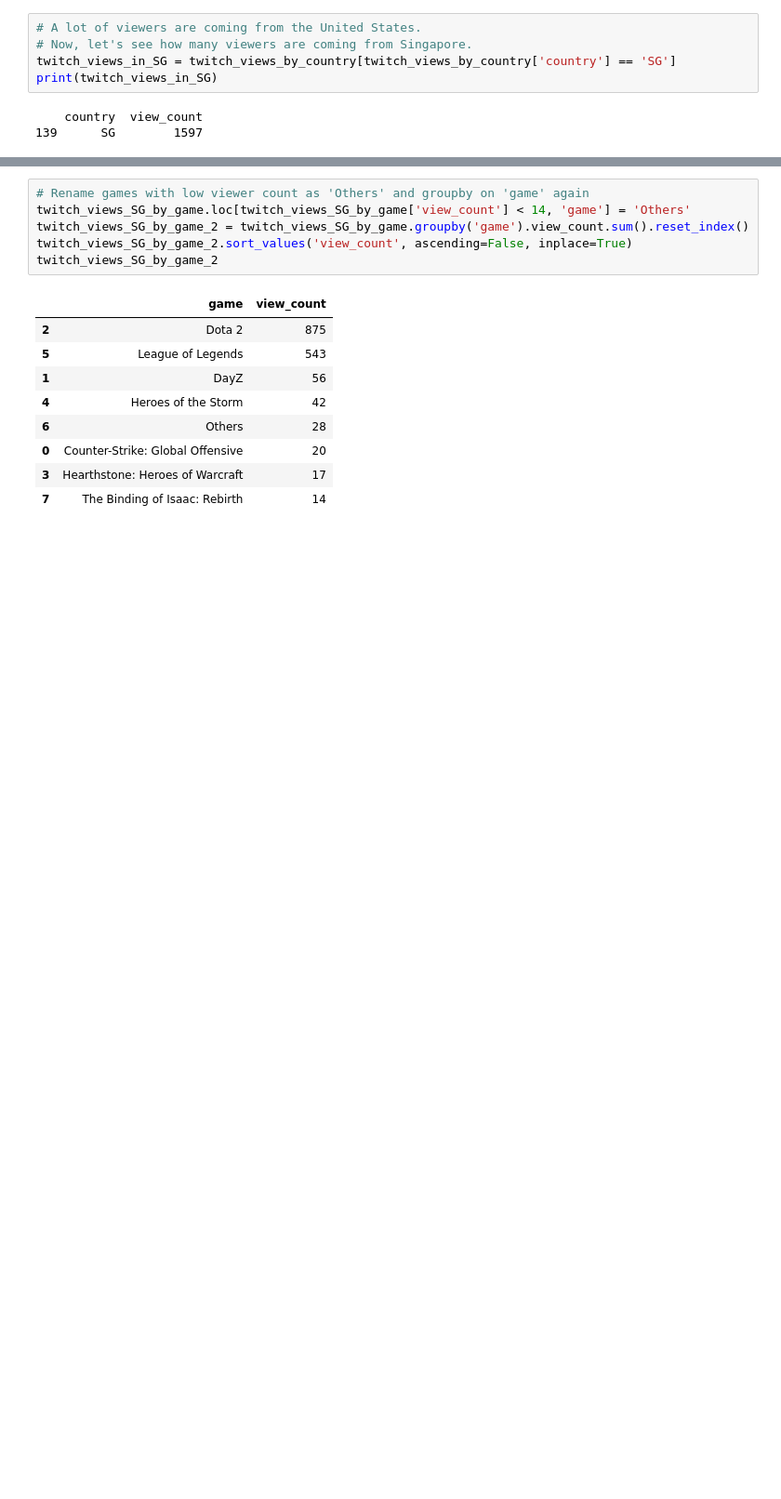
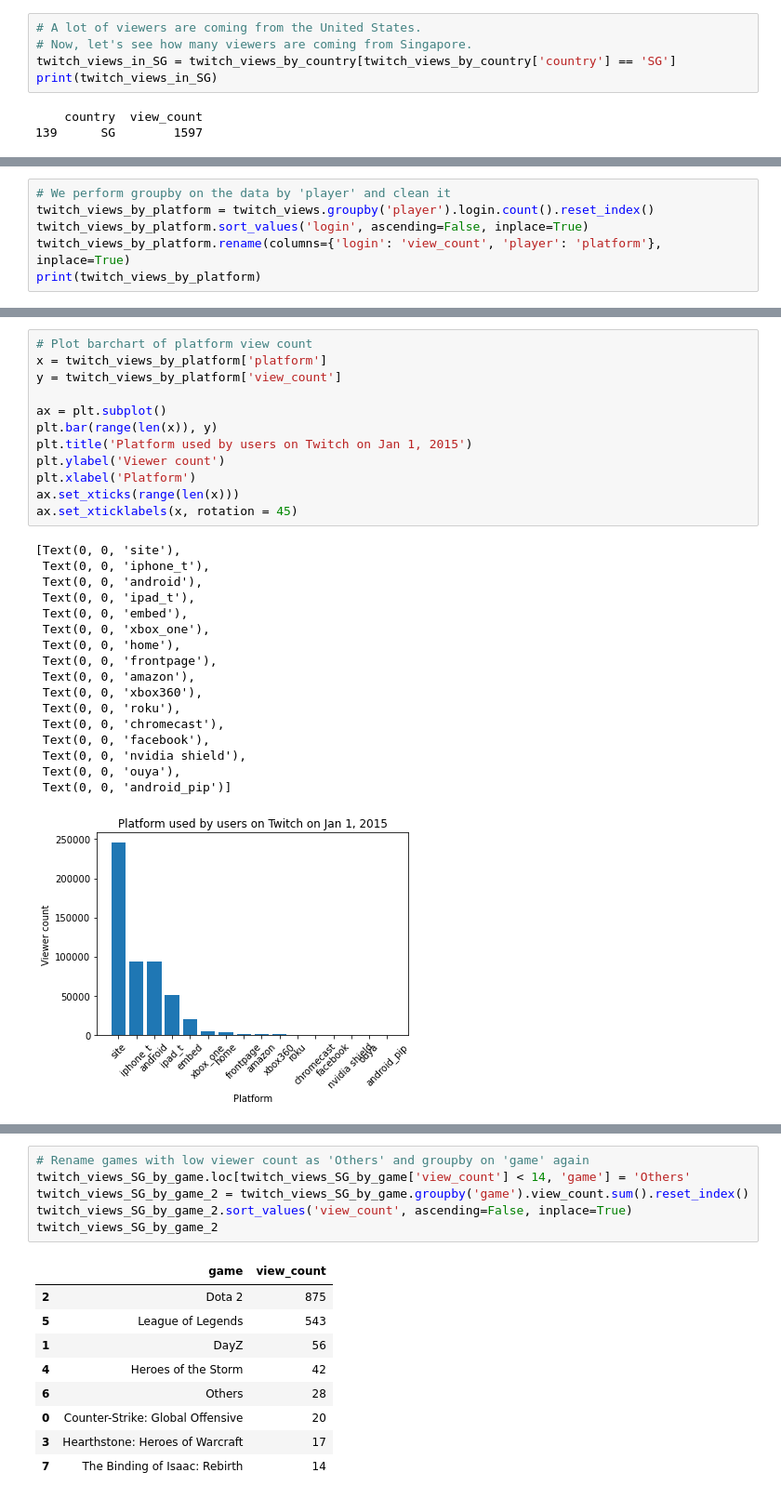
Before and after one commit to ykf1/twitch-viewership-analysis, a Jupyter notebook: code.ipynb, the cells around one changed output, grey strips where cells are left out. Shown: that part at 93% size. Saved outputs shown, nothing was run; the diff lists cells and outputs as text; blank space fills up the shorter version.

```diff
--- a/code.ipynb
+++ b/code.ipynb
@@ -195,0 +218,6 @@ print(twitch_views_in_SG)
+# %%
+# We perform groupby on the data by 'player' and clean it
+twitch_views_by_platform = twitch_views.groupby('player').login.count().reset_index()
+twitch_views_by_platform.sort_values('login', ascending=False, inplace=True)
+twitch_views_by_platform.rename(columns={'login': 'view_count', 'player': 'platform'}, inplace=True)
+print(twitch_views_by_platform)
@@ -196 +242,31 @@ print(twitch_views_in_SG)
+# %%
+# Plot barchart of platform view count
+x = twitch_views_by_platform['platform']
+y = twitch_views_by_platform['view_count']
+
+ax = plt.subplot()
+plt.bar(range(len(x)), y)
+plt.title('Platform used by users on Twitch on Jan 1, 2015')
+plt.ylabel('Viewer count')
+plt.xlabel('Platform')
+ax.set_xticks(range(len(x)))
+ax.set_xticklabels(x, rotation = 45)
+# %% [output]
+[Text(0, 0, 'site'),
+ Text(0, 0, 'iphone_t'),
+ Text(0, 0, 'android'),
+ Text(0, 0, 'ipad_t'),
+ Text(0, 0, 'embed'),
+ Text(0, 0, 'xbox_one'),
+ Text(0, 0, 'home'),
+ Text(0, 0, 'frontpage'),
+ Text(0, 0, 'amazon'),
+ Text(0, 0, 'xbox360'),
+ Text(0, 0, 'roku'),
+ Text(0, 0, 'chromecast'),
+ Text(0, 0, 'facebook'),
+ Text(0, 0, 'nvidia shield'),
+ Text(0, 0, 'ouya'),
+ Text(0, 0, 'android_pip')]
+[figure, added]
 # %%
```
Also changed, not shown: parts of 7 cells of this notebook, 1 other file.
